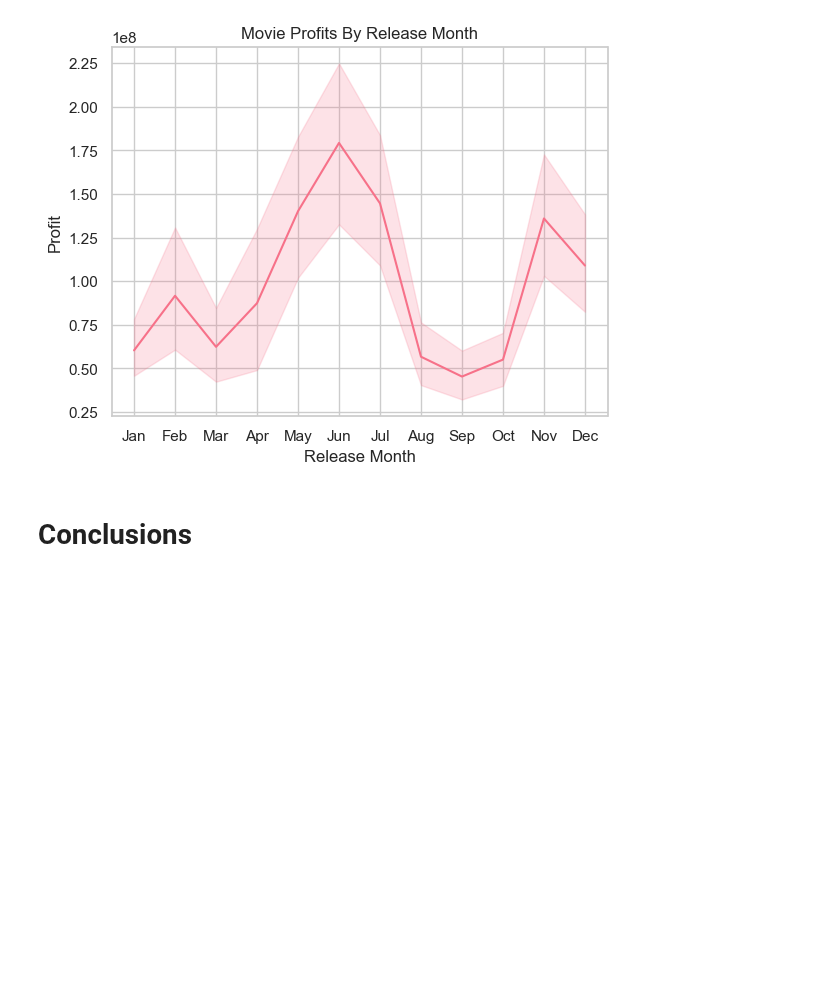
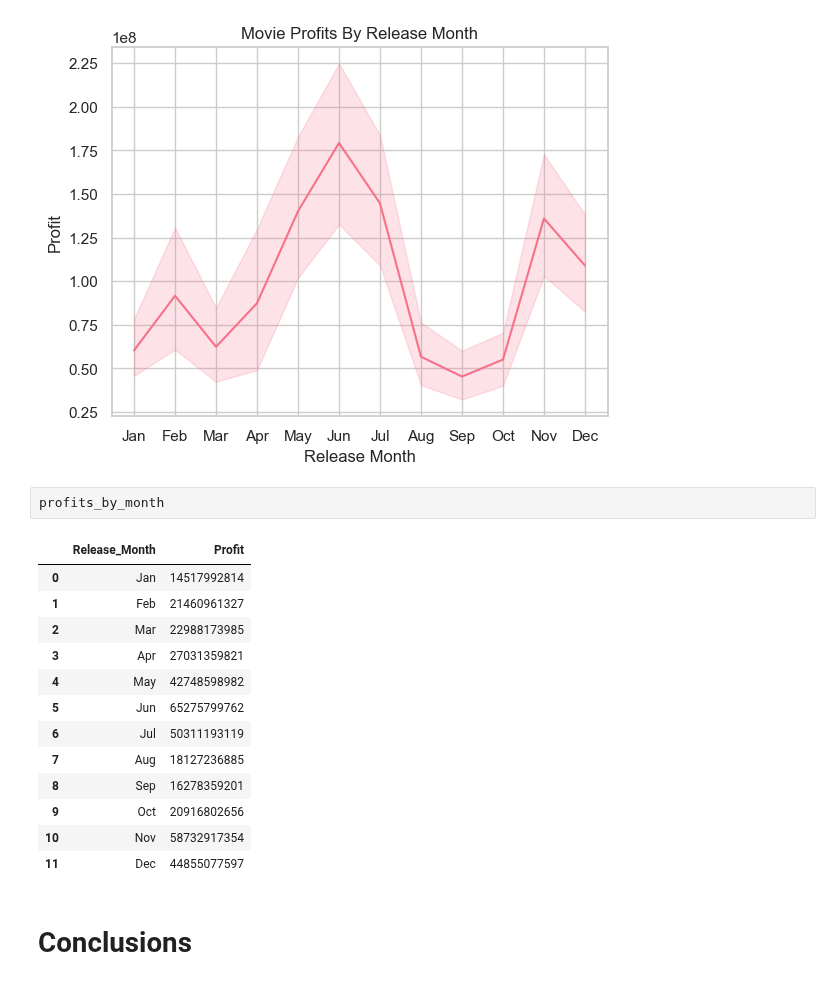
Before and after one commit to scarlettvalentin/movie_studio_project, a Jupyter notebook: notebook.ipynb, the cells around one changed output. Saved outputs shown, nothing was run; the diff lists cells and outputs as text; blank space fills up the shorter version.

```diff
--- a/notebook.ipynb
+++ b/notebook.ipynb
@@ -671,6 +671,22 @@ ax = sns.lineplot(data=movies_data, x='Release_Month', y='Profit')
 ax.set(xlabel='Release Month', ylabel='Profit', title='Movie Profits By Release Month');
 # %% [output]
 [figure]
+# %%
+profits_by_month
+# %% [output]
+|  | Release_Month | Profit |
+| 0 | Jan | 14517992814 |
+| 1 | Feb | 21460961327 |
+| 2 | Mar | 22988173985 |
+| 3 | Apr | 27031359821 |
+| 4 | May | 42748598982 |
+| 5 | Jun | 65275799762 |
+| 6 | Jul | 50311193119 |
+| 7 | Aug | 18127236885 |
+| 8 | Sep | 16278359201 |
+| 9 | Oct | 20916802656 |
+| 10 | Nov | 58732917354 |
+| 11 | Dec | 44855077597 |
 # %% [markdown]
 # Conclusions
 # %% [markdown]
```
Also changed, not shown: parts of 5 cells of this notebook.
